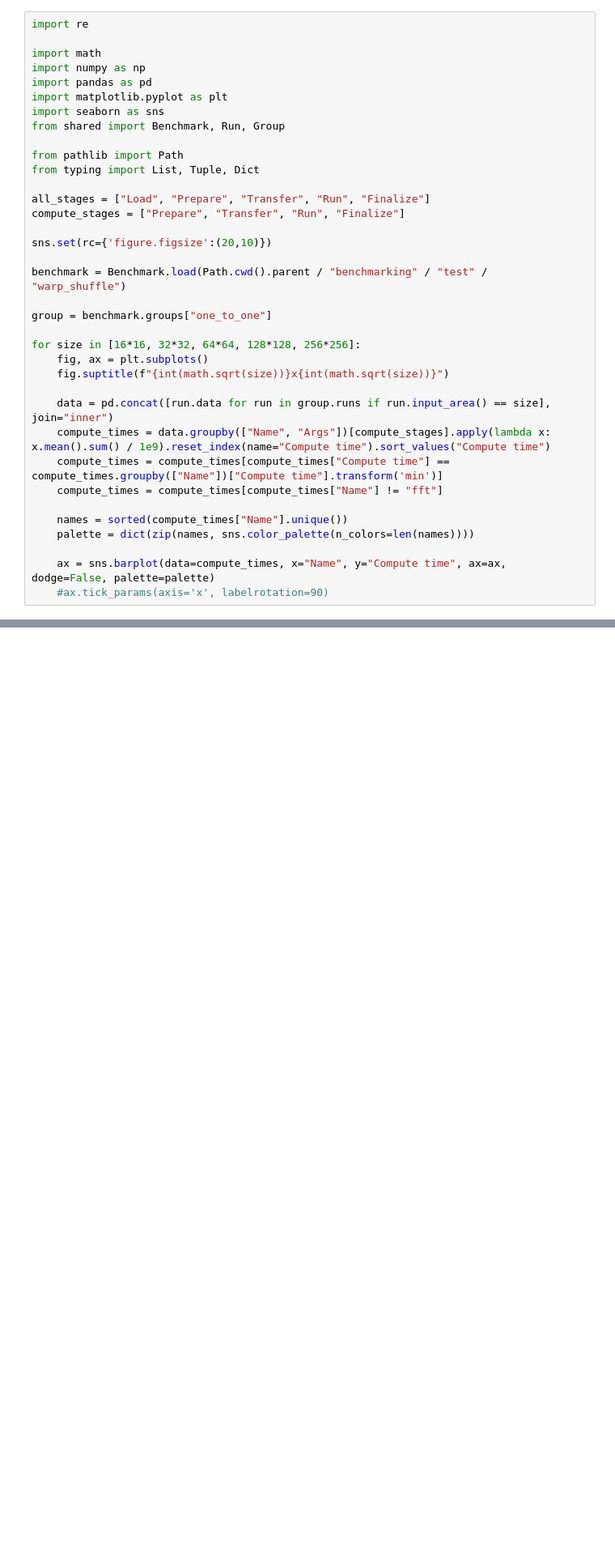
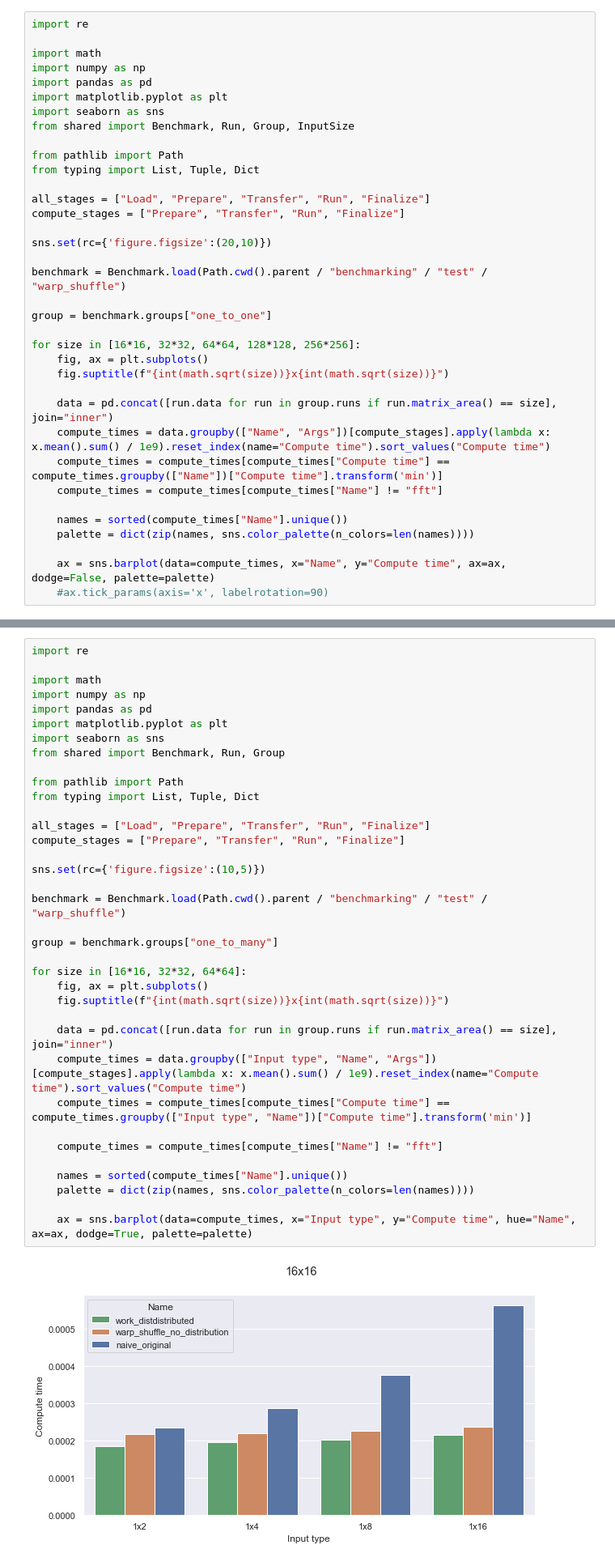
Before and after one commit to asmelko/cross-corr-jpdc, a Jupyter notebook: visualization/warp_shuffle.ipynb, the cells around one changed output, grey strips where cells are left out. Shown: that part at 81% size. Cells and saved outputs as stored; diff of their text form; blank space fills up the shorter version.

```diff
--- a/visualization/warp_shuffle.ipynb
+++ b/visualization/warp_shuffle.ipynb
@@ -6,7 +6,7 @@ import numpy as np
 import pandas as pd
 import matplotlib.pyplot as plt
 import seaborn as sns
-from shared import Benchmark, Run, Group
+from shared import Benchmark, Run, Group, InputSize
 
 from pathlib import Path
 from typing import List, Tuple, Dict
@@ -24,7 +24,7 @@ for size in [16*16, 32*32, 64*64, 128*128, 256*256]:
     fig, ax = plt.subplots()
     fig.suptitle(f"{int(math.sqrt(size))}x{int(math.sqrt(size))}")
 
-    data = pd.concat([run.data for run in group.runs if run.input_area() == size], join="inner")
+    data = pd.concat([run.data for run in group.runs if run.matrix_area() == size], join="inner")
     compute_times = data.groupby(["Name", "Args"])[compute_stages].apply(lambda x: x.mean().sum() / 1e9).reset_index(name="Compute time").sort_values("Compute time")
     compute_times = compute_times[compute_times["Compute time"] == compute_times.groupby(["Name"])["Compute time"].transform('min')]
     compute_times = compute_times[compute_times["Name"] != "fft"]
@@ -40,3 +40,41 @@ for size in [16*16, 32*32, 64*64, 128*128, 256*256]:
 [figure]
 [figure]
 [figure]
+# %%
+import re
+
+import math
+import numpy as np
+import pandas as pd
+import matplotlib.pyplot as plt
+import seaborn as sns
+from shared import Benchmark, Run, Group
+
+from pathlib import Path
+from typing import List, Tuple, Dict
+
+all_stages = ["Load", "Prepare", "Transfer", "Run", "Finalize"]
+compute_stages = ["Prepare", "Transfer", "Run", "Finalize"]
+
+sns.set(rc={'figure.figsize':(10,5)})
+
+benchmark = Benchmark.load(Path.cwd().parent / "benchmarking" / "test" / "warp_shuffle")
+
+group = benchmark.groups["one_to_many"]
+
+for size in [16*16, 32*32, 64*64]:
+    fig, ax = plt.subplots()
+    fig.suptitle(f"{int(math.sqrt(size))}x{int(math.sqrt(size))}")
+
+    data = pd.concat([run.data for run in group.runs if run.matrix_area() == size], join="inner")
+    compute_times = data.groupby(["Input type", "Name", "Args"])[compute_stages].apply(lambda x: x.mean().sum() / 1e9).reset_index(name="Compute time").sort_values("Compute time")
+    compute_times = compute_times[compute_times["Compute time"] == compute_times.groupby(["Input type", "Name"])["Compute time"].transform('min')]
+
+    compute_times = compute_times[compute_times["Name"] != "fft"]
+
+    names = sorted(compute_times["Name"].unique())
+    palette = dict(zip(names, sns.color_palette(n_colors=len(names))))
+
+    ax = sns.barplot(data=compute_times, x="Input type", y="Compute time", hue="Name", ax=ax, dodge=True, palette=palette)
+# %% [output]
+[figure, added]
```
Also changed, not shown: parts of 3 cells of this notebook, 2 other files.
